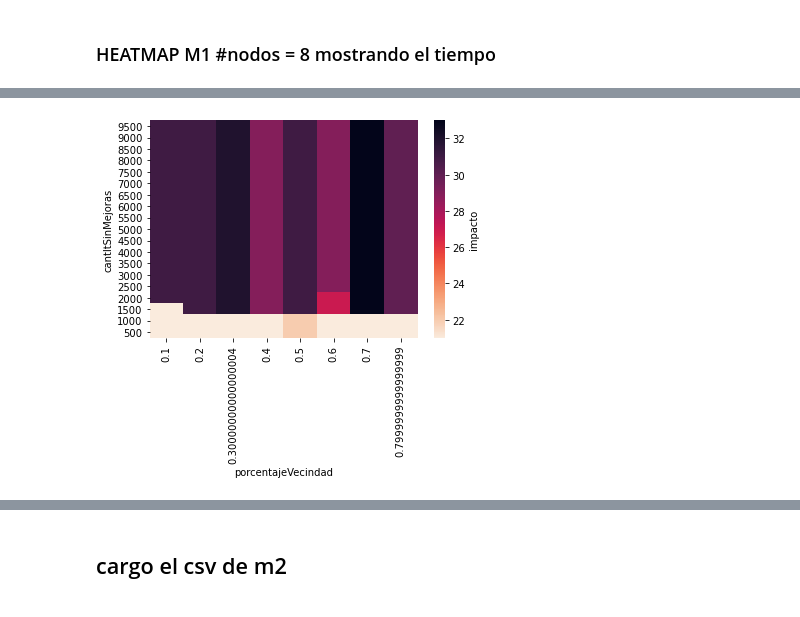
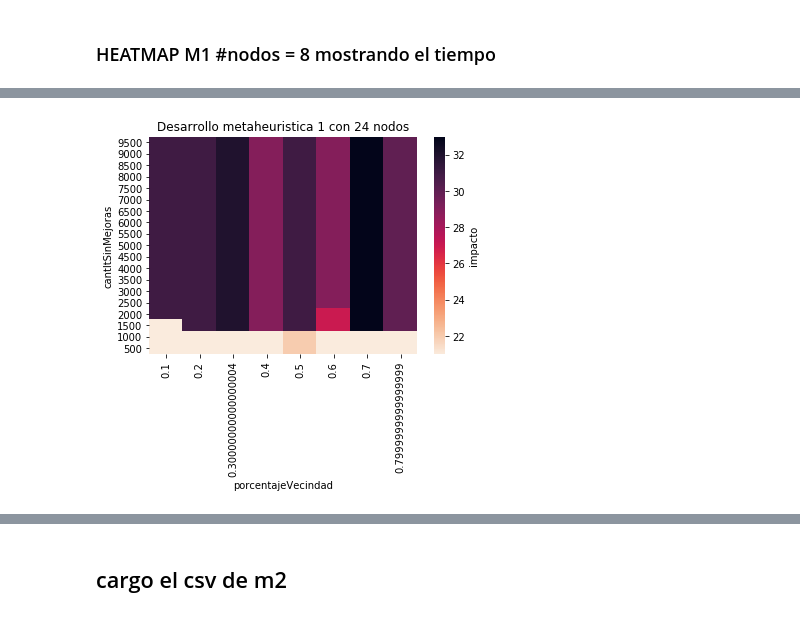
Before and after one commit to sebasbocaccio/AED3-Tp2-Metaheuristicas, a Jupyter notebook: Grafo/Plotter2.ipynb, the cells around one changed output, grey strips where cells are left out. Saved outputs shown, nothing was run; the diff lists cells and outputs as text; code cells hidden in the pictures.

```diff
--- a/Grafo/Plotter2.ipynb
+++ b/Grafo/Plotter2.ipynb
@@ -261,11 +208,11 @@ foto.savefig("graficos/HEATMAP_M1_24N_tiempo")
 # %%
 Heatmap = M2[(M2["N"]==24)].copy();
 heatmap3_data = pd.pivot_table(Heatmap, values='Impacto', index=['cantItSinMejoras'], columns='porcentajeVecindad')
 heatmap3_data.sort_index(axis=0, ascending=False, inplace=True)
 foto = sns.heatmap(heatmap3_data, cmap=sns.cm.rocket_r , cbar_kws={'label': 'impacto'})
-
+foto.set_title('Desarrollo metaheuristica 1 con 24 nodos')
 foto = foto.get_figure()
 foto.savefig("graficos/HEATMAP_M1_24N_Impacto")
 # %% [output]
-[figure, old version]
+[figure, new version]
 # %% [markdown]
```
Also changed, not shown: parts of 39 cells of this notebook, 11 other files.
